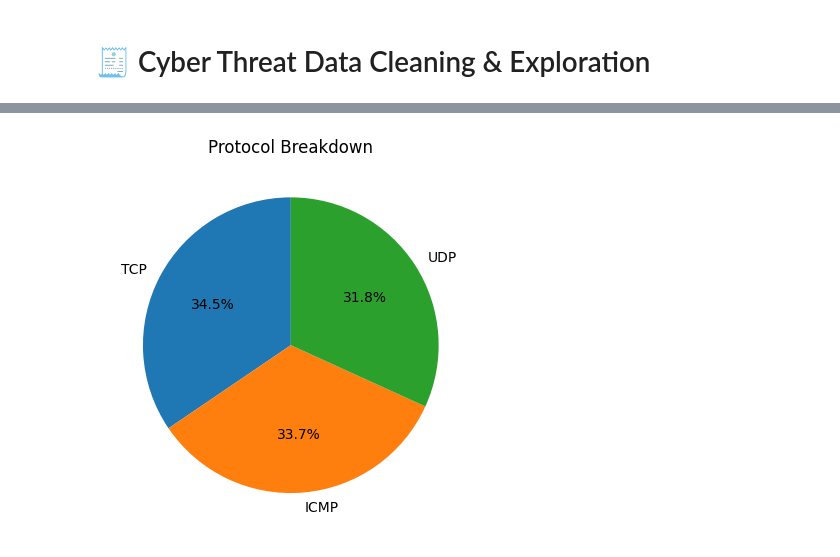
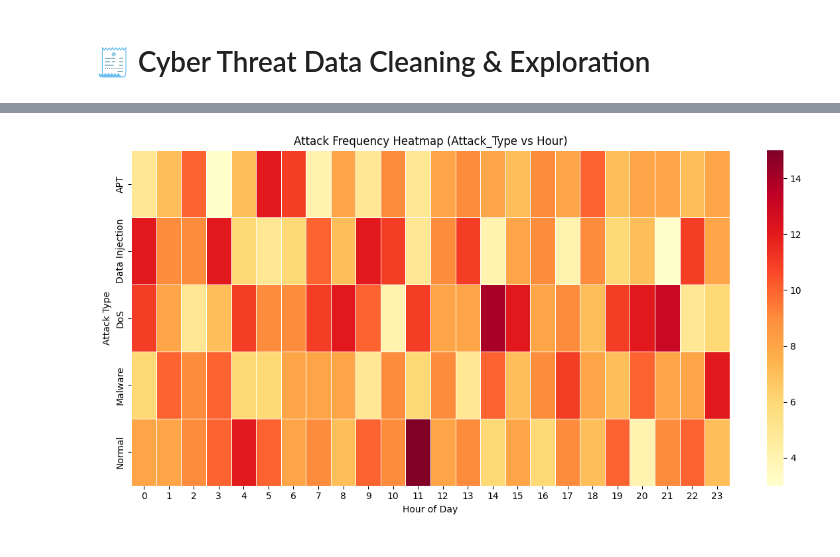
Before and after one commit to AlvaroG88/AI-enhanced-intrusion-detection-in-smart-renewable-energy-grids, a Jupyter notebook: cyber_threat_preparation.ipynb, the cells around one changed output, grey strips where cells are left out. Drawn from its saved outputs; the diff is of its cells as text; code cells hidden in the pictures.

```diff
--- a/cyber_threat_preparation.ipynb
+++ b/cyber_threat_preparation.ipynb
@@ -123,7 +402,98 @@ plt.show()
 # %%
-df['protocol'].value_counts().plot(kind='pie', autopct='%1.1f%%', startangle=90)
-plt.title('Protocol Breakdown')
-plt.ylabel('')
+#Visual + Statistical Evidence of Temporal Attack Patterns
+
+# --- Imports ---
+import pandas as pd
+import seaborn as sns
+import matplotlib.pyplot as plt
+from scipy.stats import chi2_contingency, f_oneway
+
+# Ensure your structured dataset is loaded
+df = pd.read_csv('/home/project/Documents/SmartGrid_Structured_TimeFeatures.csv')
+
+# --- Step 2: Ensure time columns are valid ---
+df['timestamp'] = pd.to_datetime(df['timestamp'], errors='coerce')
+df = df.dropna(subset=['timestamp'])
+if 'hour' not in df.columns:
+    df['hour'] = df['timestamp'].dt.hour
+if 'weekday' not in df.columns:
+    df['weekday'] = df['timestamp'].dt.day_name()
+
+
+# --- Attack Frequency Heatmap (Attack_Type vs Hour) ---
+plt.figure(figsize=(12,6))
+heatmap_data = df.groupby(['attack_type', 'hour']).size().unstack(fill_value=0)
+sns.heatmap(heatmap_data, cmap='YlOrRd', linewidths=0.5)
+plt.title('Attack Frequency Heatmap (Attack_Type vs Hour)')
+plt.xlabel('Hour of Day')
+plt.ylabel('Attack Type')
+plt.tight_layout()
 plt.show()
+
+# --- Boxplot: Attack_Type vs Hour ---
+plt.figure(figsize=(10,5))
+sns.boxplot(x='attack_type', y='hour', data=df, palette='Set3')
+plt.title('Distribution of Attack Hours by Type')
+plt.xlabel('Attack Type')
+plt.ylabel('Hour of Day')
+plt.xticks(rotation=45)
+plt.tight_layout()
+plt.show()
+
+# --- Boxplot: Attack_Type vs Day of Week ---
+plt.figure(figsize=(10,5))
+sns.boxplot(x='attack_type', y=df['timestamp'].dt.dayofweek, data=df, palette='Set2')
+plt.title('Distribution of Attack Days by Type (0=Mon, 6=Sun)')
+plt.xlabel('Attack Type')
+plt.ylabel('Day of Week')
+plt.xticks(rotation=45)
+plt.tight_layout()
+plt.show()
+
+# --- Chi-square test: Attack_Type vs Weekday ---
+contingency_weekday = pd.crosstab(df['attack_type'], df['weekday'])
+chi2, p, dof, expected = chi2_contingency(contingency_weekday)
+print("Chi-Square Test — Attack_Type vs Weekday")
+print(f"Chi2 = {chi2:.3f}, p-value = {p:.6f}, dof = {dof}")
+if p < 0.05:
+    print("Significant: Attack occurrence depends on weekday.\n")
+else:
+    print("Not significant: Attack occurrence is independent of weekday.\n")
+
+# --- Chi-square test: Attack_Type vs Time Segment ---
+if 'time_segment' in df.columns:
+    contingency_segment = pd.crosstab(df['attack_type'], df['time_segment'])
+    chi2, p, dof, expected = chi2_contingency(contingency_segment)
+    print("Chi-Square Test — Attack_Type vs Time Segment")
+    print(f"Chi2 = {chi2:.3f}, p-value = {p:.6f}, dof = {dof}")
+    if p < 0.05:
+        print("Significant: Attack occurrence depends on time segment.\n")
+    else:
+        print("Not significant: Attack occurrence is independent of time segment.\n")
+
+# --- ANOVA test: Attack_Type vs Hour ---
+groups = [df[df['attack_type']==att]['hour'].dropna() for att in df['attack_type'].unique()]
+if all(g.nunique() > 1 for g in groups):
+    f_stat, p_val = f_oneway(*groups)
+    print("ANOVA Test — Attack_Type vs Hour")
+    print(f"F-statistic = {f_stat:.3f}, p-value = {p_val:.6f}")
+    if p_val < 0.05:
+        print("Significant: Attack frequency varies by hour.\n")
+    else:
+        print("Not significant: Attack frequency does not vary by hour.\n")
+else:
+    print("ANOVA skipped — some groups have constant hour values.\n")
+
+# --- ANOVA test: Attack_Type vs Day ---
+if 'day' in df.columns:
+    groups_day = [df[df['attack_type']==att]['day'].dropna() for att in df['attack_type'].unique()]
+    if all(g.nunique() > 1 for g in groups_day):
+        f_stat, p_val = f_oneway(*groups_day)
+        print("ANOVA Test — Attack_Type vs Day")
+        print(f"F-statistic = {f_stat:.3f}, p-value = {p_val:.6f}")
+        if p_val < 0.05:
+            print("Significant: Attack frequency varies by day.\n")
+        else:
+            print("Not significant: Attack frequency does not vary by day.\n")
 # %% [output]
-[figure, old version]
+[figure, new version]
```
Also changed, not shown: parts of 21 cells of this notebook, 5 other files.
